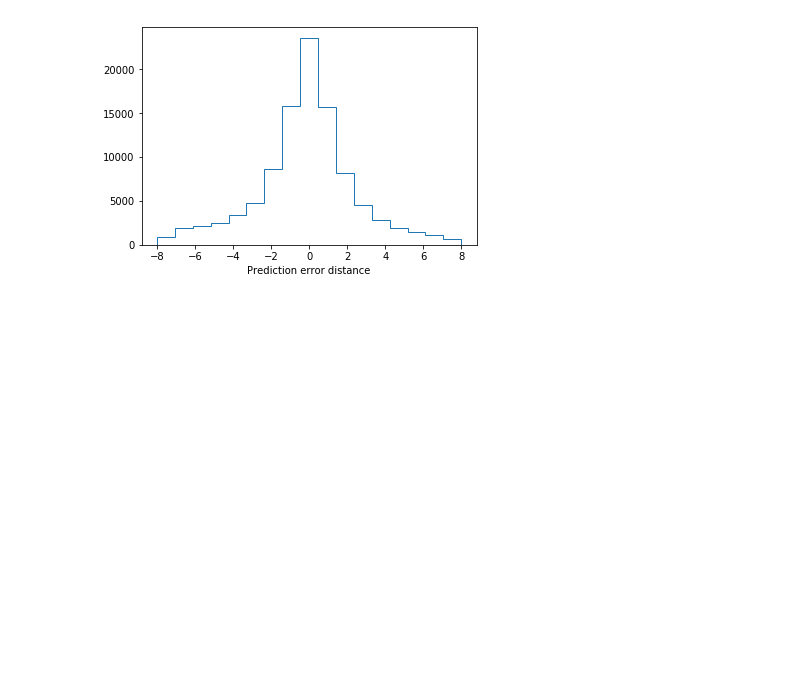
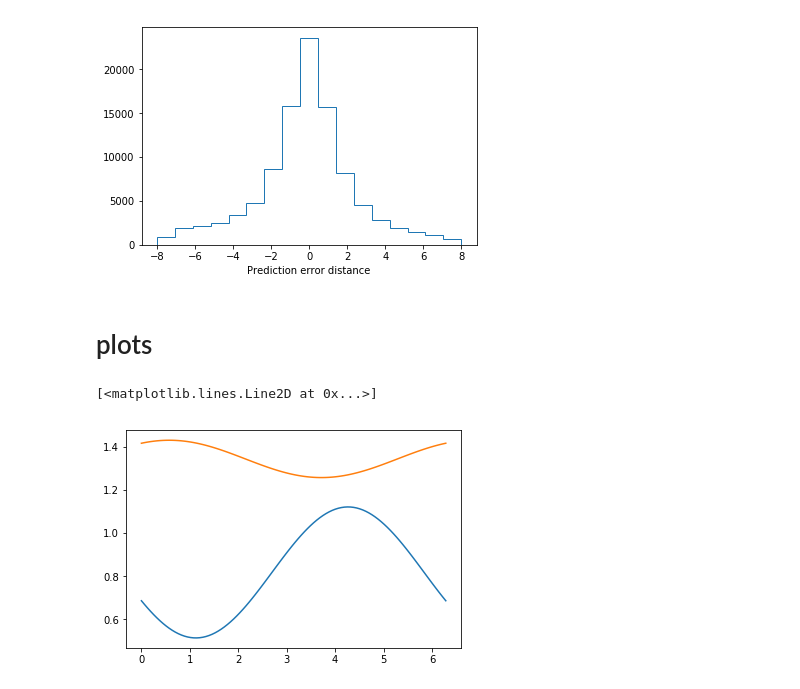
Before and after one commit to klasocha/HiggsCP, a Jupyter notebook: notebooks/Analyze_popts_regression.ipynb, the cells around one changed output. Cells and saved outputs as stored; diff of their text form; code cells hidden in the pictures; blank space fills up the shorter version.

```diff
--- a/notebooks/Analyze_popts_regression.ipynb
+++ b/notebooks/Analyze_popts_regression.ipynb
@@ -123,0 +120,11 @@ plot_distr(i, calc_popts, pred_popts)
+# %% [markdown]
+# plots
+# %%
+xs = np.linspace(0, 2*np.pi, 100)
+# %%
+i=100
+plt.plot(xs, weight_fun(xs, *calc_popts[i]))
+plt.plot(xs, weight_fun(xs, *pred_popts[i]))
+# %% [output]
+[<matplotlib.lines.Line2D at 0x...>]
+[figure, added]
```
Also changed, not shown: parts of 13 cells of this notebook, 3 other files.
